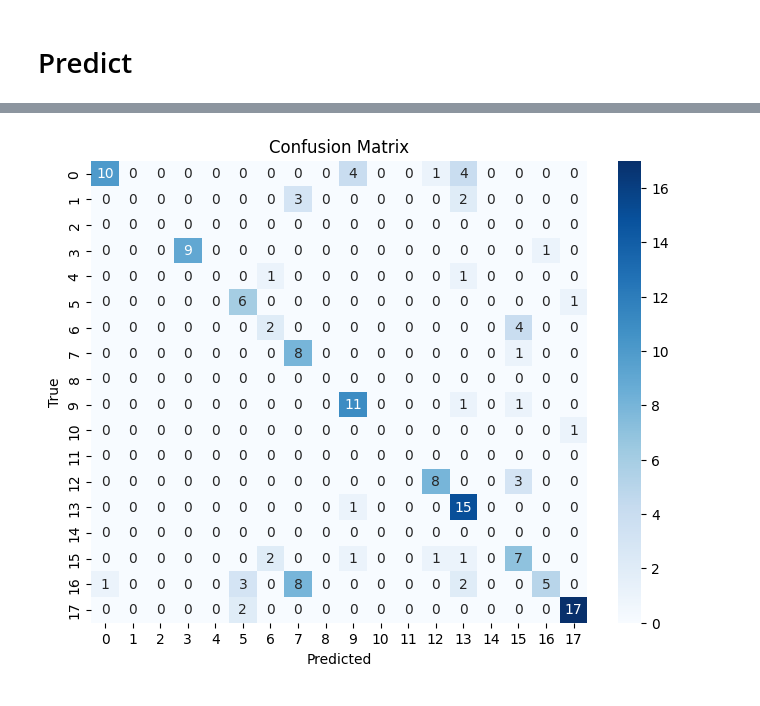
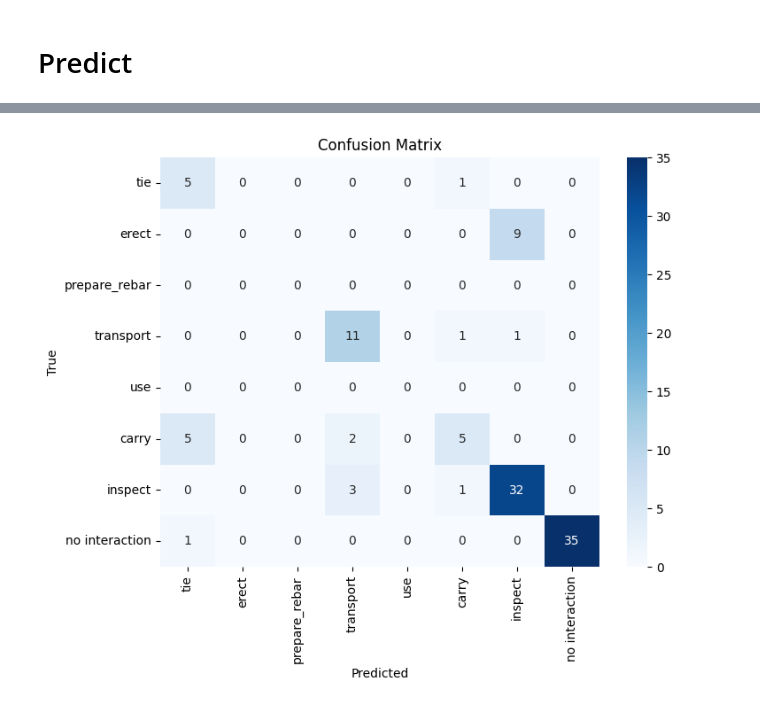
Before and after one commit to alxxtexxr/HierGAT-Construction-HOI, a Jupyter notebook: train_custom_v2.ipynb, the cells around one changed output, grey strips where cells are left out. Cells and saved outputs as stored; diff of their text form; code cells hidden in the pictures.

```diff
--- a/train_custom_v2.ipynb
+++ b/train_custom_v2.ipynb
@@ -295,12 +350,19 @@ feature_dirs_dict = []
 for features_dir in features_dirs:
     for dir in features_dir.iterdir():
         action_label = int(str(dir).rsplit('_action_')[-1])
+        action_class = action_classes[action_label]
+        try:
+            new_action_label = new_action_classes.index(action_class)
+        except ValueError:
+            new_action_label = -1
         feature_dirs_dict.append({
             'dir': dir,
             'action_label': action_label,
+            'new_action_label': new_action_label,
         })
 feature_dirs_df = pd.DataFrame(feature_dirs_dict)
+feature_dirs_df = feature_dirs_df[feature_dirs_df['new_action_label'] != -1] # remove rows where action_label == -1
 
-print("Action label counts:")
-print(feature_dirs_df['action_label'].value_counts())
+print("New action label counts:")
+print(feature_dirs_df['new_action_label'].value_counts())
 # %% [output]
@@ -362,19 +415,12 @@ def downsample_majority(df, label_col, majority_label, n_samples, seed):
 
 feature_dirs_df_balanced = downsample_majority(
     feature_dirs_df,
-    label_col='action_label',
-    majority_label=16,
-    n_samples=187,
-    seed=seed
-)
-feature_dirs_df_balanced = downsample_majority(
-    feature_dirs_df_balanced,
-    label_col='action_label',
-    majority_label=17,
-    n_samples=187,
+    label_col='new_action_label',
+    majority_label=6,
+    n_samples=356,
     seed=seed
 )
 
-print("Action label value counts (balanced):")
-print(feature_dirs_df_balanced['action_label'].value_counts())
+print("New action label value counts (balanced):")
+print(feature_dirs_df_balanced['new_action_label'].value_counts())
 # %% [output]
@@ -418,13 +455,13 @@ def stratified_split_with_minority(df, label_col, test_size, seed):
 
 train_df, val_test_df = stratified_split_with_minority(
     feature_dirs_df_balanced,
-    label_col='action_label',
+    label_col='new_action_label',
     test_size=val_fraction*2,
     seed=seed
 )
 val_df, test_df = stratified_split_with_minority(
     val_test_df,
-    label_col='action_label',
+    label_col='new_action_label',
     test_size=0.5,
     seed=seed
 )
@@ -433,9 +470,10 @@ train_feature_dirs = train_df['dir'].tolist()
 val_feature_dirs   = val_df['dir'].tolist()
 test_feature_dirs  = test_df['dir'].tolist()
 # %%
-train_data = create_data(train_feature_dirs)
-val_data = create_data(val_feature_dirs)
-test_data = create_data(test_feature_dirs)
+# TODO: Implement new_label_map instead passing action_classes and new_action_classes
+train_data = create_data(train_feature_dirs, action_classes, new_action_classes)
+val_data = create_data(val_feature_dirs, action_classes, new_action_classes)
+test_data = create_data(test_feature_dirs, action_classes, new_action_classes)
 
 train_loader, scalers, _ = create_data_loader(
     *train_data,
@@ -594,13 +632,12 @@ Recall: 0.6577181208053692
 # %%
-labels = list(range(num_classes))
-cm = confusion_matrix(y_true, y_pred, labels=labels)
+cm = confusion_matrix(y_true, y_pred, labels=list(range(len(new_action_classes))))
 
 plt.figure(figsize=(8, 6))
 sns.heatmap(cm, annot=True, fmt="d", cmap="Blues",
-            xticklabels=labels, yticklabels=labels)
+            xticklabels=new_action_classes, yticklabels=new_action_classes)
 plt.xlabel("Predicted")
 plt.ylabel("True")
 plt.title("Confusion Matrix")
 plt.show()
 # %% [output]
-[figure, old version]
+[figure, new version]
```
Also changed, not shown: parts of 6 cells of this notebook.
